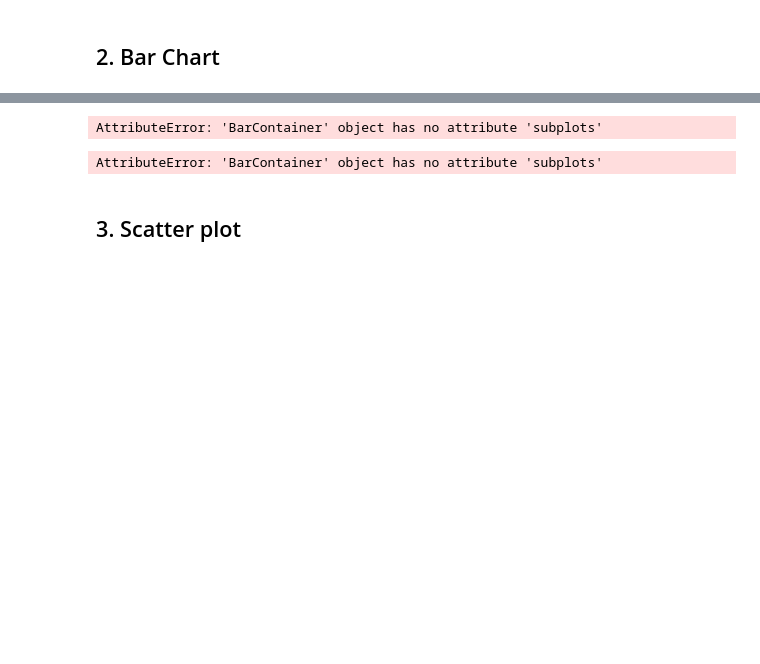
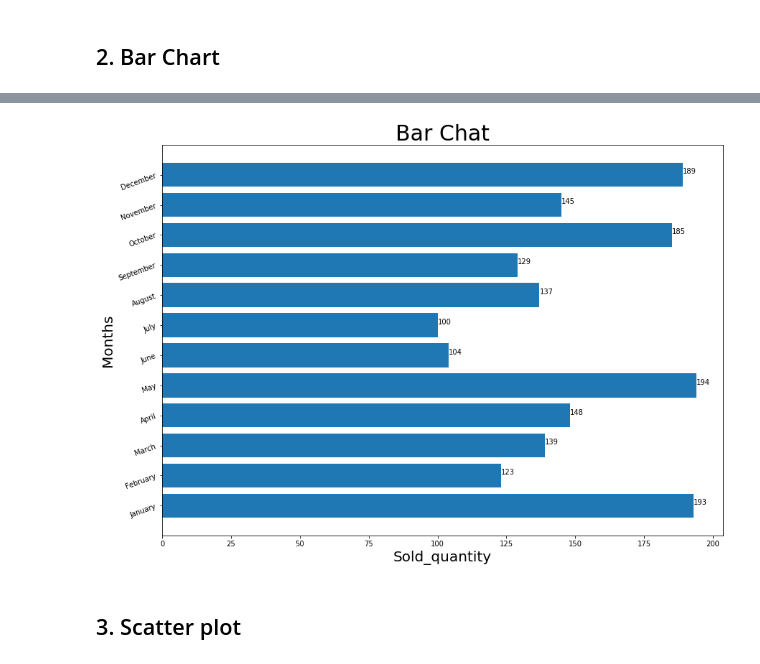
Before and after one commit to ayosamobitade/Exploratory-Data-Analytic-Projects, a Jupyter notebook: Visual Aids For Analysis/Visual Aids For EDA.ipynb, the cells around one changed output, grey strips where cells are left out. Saved outputs shown, nothing was run; the diff lists cells and outputs as text; code cells hidden in the pictures; blank space fills up the shorter version.

```diff
--- a/Visual Aids For Analysis/Visual Aids For EDA.ipynb
+++ b/Visual Aids For Analysis/Visual Aids For EDA.ipynb
@@ -96,32 +98,24 @@ plt.show();
 # %%
 months = list(range(1,13))
 sold_quantity = [round(random.uniform(100,200)) for x in range(1,13)]
 
 # creating the plot
 figure, axis = plt.subplots(figsize = (14,10))
 
-plt.yticks(months, calendar.month_name[1:13], rotaion = 20)
+plt.yticks(months, calendar.month_name[1:13], rotation = 20)
 
 plot = axis.barh(months, sold_quantity)
+plt.title('Bar Chat', size=30)
+plt.xlabel('Sold_quantity', size = 20)
+plt.ylabel('Months', size = 20)
 
 for rectangle in plot:
     width = rectangle.get_width()
     axis.text(width + 2.5, rectangle.get_y() + 0.38, '%d' % int(width), ha = 'center', va ='bottom')
-    plt.show();
+
+plt.savefig('barhchat.png', bbox_inches='tight')
+plt.show();
 # %% [output]
-AttributeError: 'BarContainer' object has no attribute 'subplots'
+[figure, added]
-# %%
-months = list(range(1, 13))
-sold_quantity = [round(random.uniform(100, 200)) for x in range(1, 13)]
-figure, axis = plt.subplots()
-plt.yticks(months, calendar.month_name[1:13], rotation=20)
-plot = axis.barh(months, sold_quantity)
-for rectangle in plot:
-    width = rectangle.get_width()
-    axis.text(width + 2.5, rectangle.get_y() + 0.38, '%d' % int(width),
-              ha='center', va = 'bottom')
-plt.show()
-# %% [output]
-AttributeError: 'BarContainer' object has no attribute 'subplots'
 # %% [markdown]
 ## 3. Scatter plot
```
Also changed, not shown: parts of 2 cells of this notebook, 4 other files.
